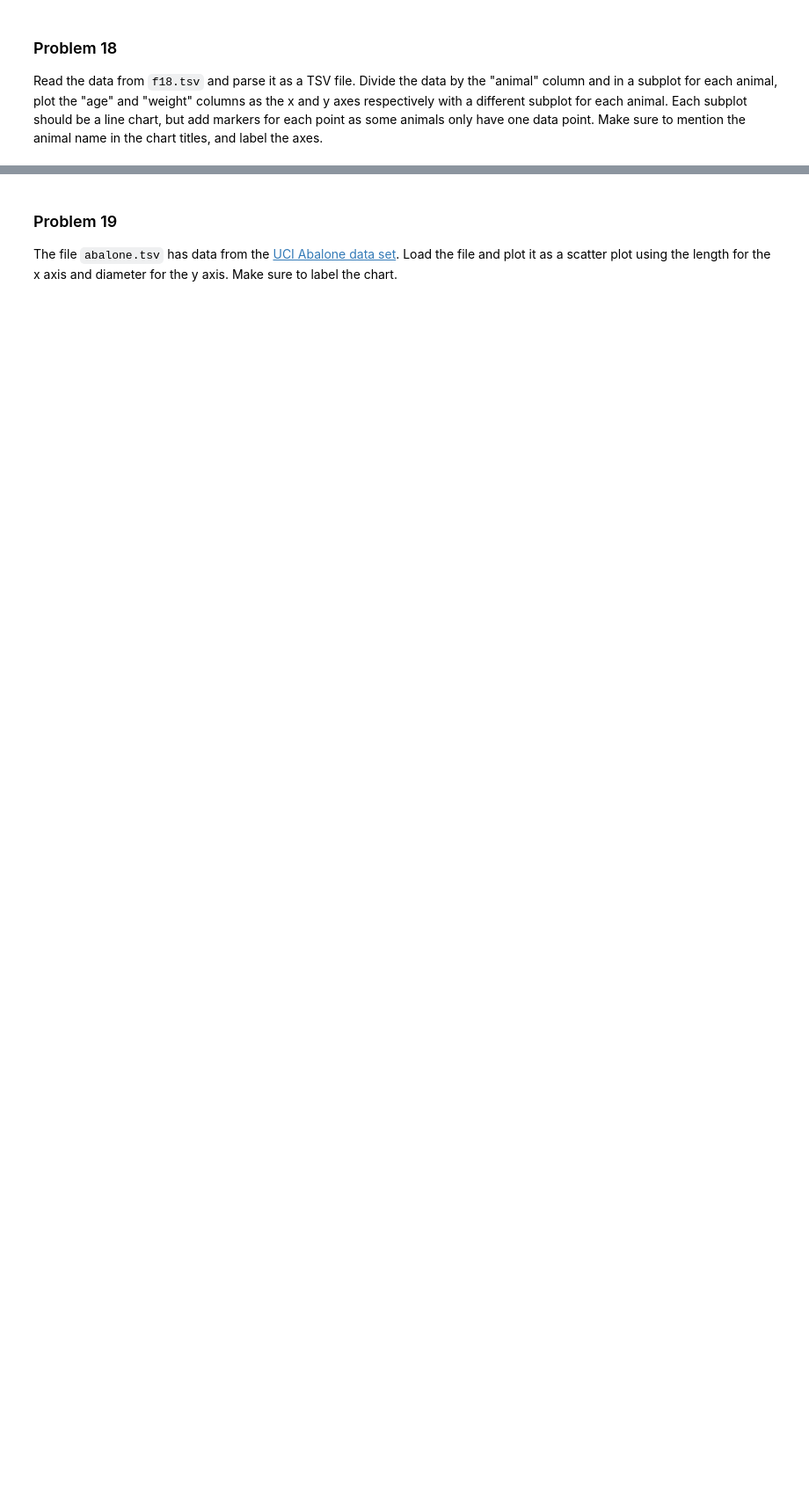
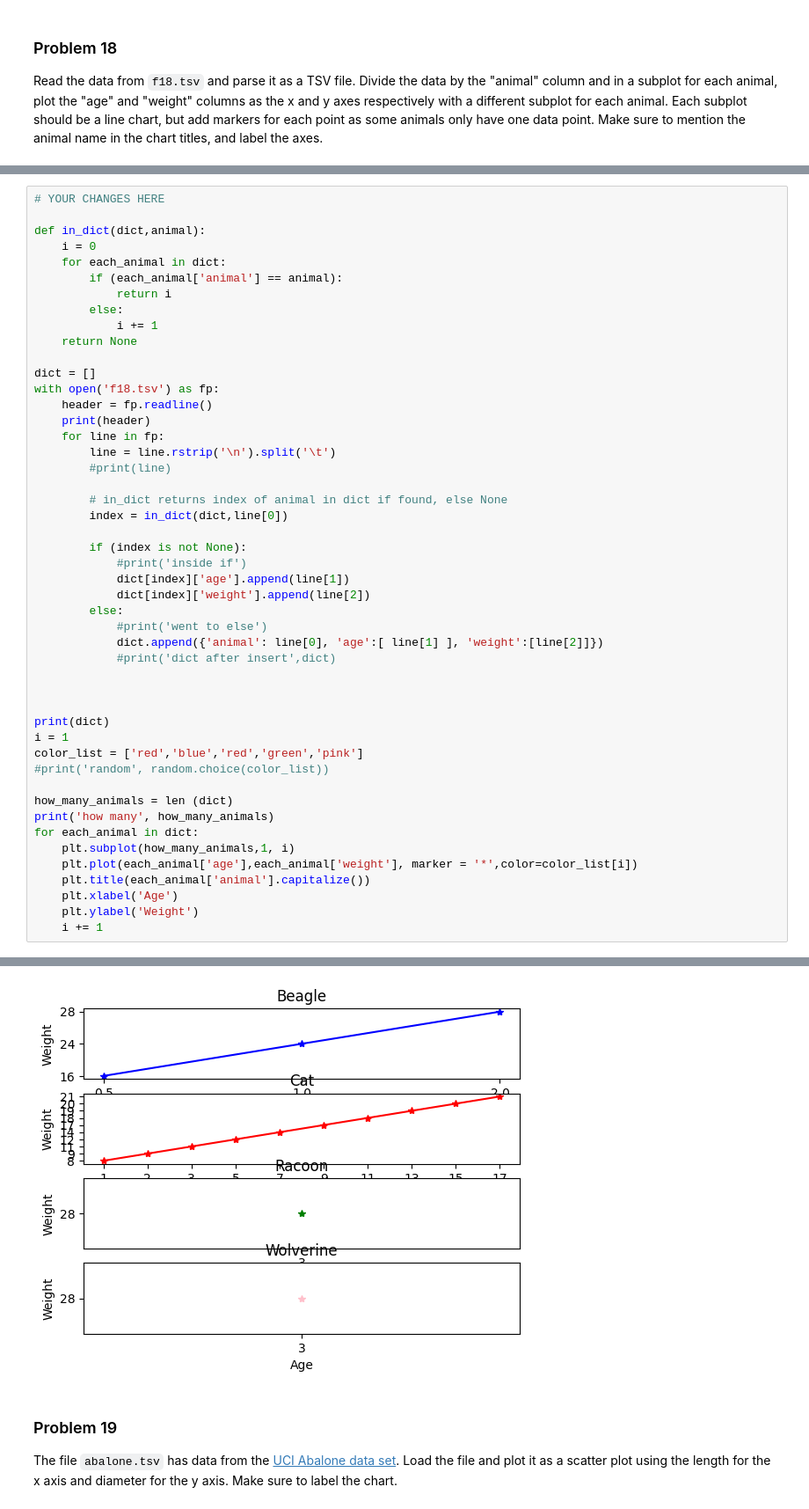
Before and after one commit to bvanson/dx602-homework-05, a Jupyter notebook: homeworTest.ipynb, the cells around one changed output, grey strips where cells are left out. Shown at 88% size. Cells and saved outputs as stored; diff of their text form; blank space fills up the shorter version.

```diff
--- a/homeworTest.ipynb
+++ b/homeworTest.ipynb
@@ -580,0 +509,49 @@ Ellipsis
+# %%
+# YOUR CHANGES HERE
+
+def in_dict(dict,animal):
+    i = 0
+    for each_animal in dict:
+        if (each_animal['animal'] == animal):
+            return i
+        else:
+            i += 1
+    return None
+
+dict = []
+with open('f18.tsv') as fp:
+    header = fp.readline()
+    print(header)
+    for line in fp:
+        line = line.rstrip('\n').split('\t')
+        #print(line)
+
+        # in_dict returns index of animal in dict if found, else None
+        index = in_dict(dict,line[0])
+
+        if (index is not None):
+            #print('inside if')
+            dict[index]['age'].append(line[1])
+            dict[index]['weight'].append(line[2])
+        else:
+            #print('went to else')
+            dict.append({'animal': line[0], 'age':[ line[1] ], 'weight':[line[2]]})
+            #print('dict after insert',dict)
+
+
+
+print(dict)
+i = 1
+color_list = ['red','blue','red','green','pink']
+#print('random', random.choice(color_list))
+
+how_many_animals = len (dict)
+print('how many', how_many_animals)
+for each_animal in dict:
+    plt.subplot(how_many_animals,1, i)
+    plt.plot(each_animal['age'],each_animal['weight'], marker = '*',color=color_list[i])
+    plt.title(each_animal['animal'].capitalize())
+    plt.xlabel('Age')
+    plt.ylabel('Weight')
+    i += 1
+# %% [output]
@@ -581,3 +562,4 @@ Ellipsis
+[figure, added]
 # %% [markdown]
 ### Problem 19
 
```
Also changed, not shown: parts of 5 cells of this notebook.
